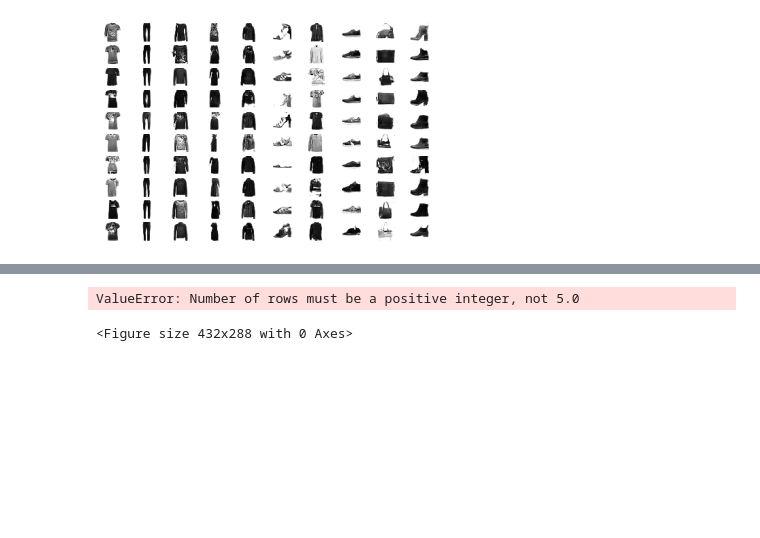
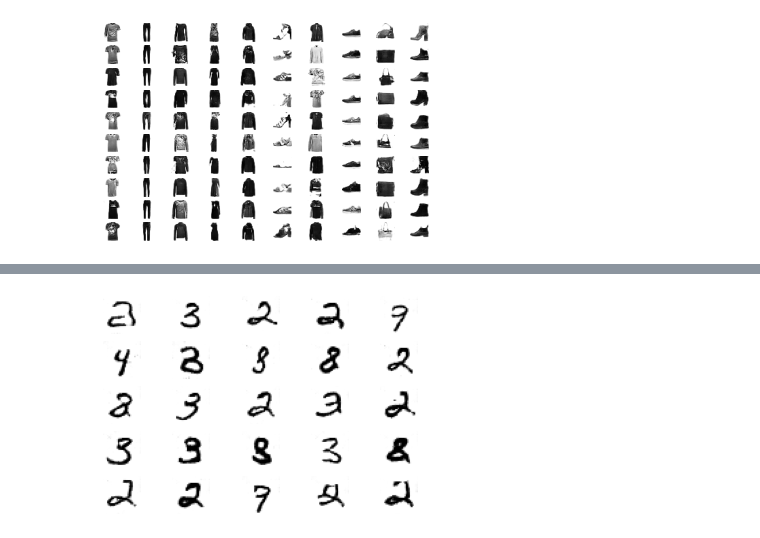
Before and after one commit to hiepvo01/GANs, a Jupyter notebook: generate_image.ipynb, the cells around one changed output, grey strips where cells are left out. Saved outputs shown, nothing was run; the diff lists cells and outputs as text; code cells hidden in the pictures; blank space fills up the shorter version.

```diff
--- a/generate_image.ipynb
+++ b/generate_image.ipynb
@@ -80,7 +80,6 @@ WARNING:tensorflow:No training configuration found in the save file, so the mode
 WARNING:tensorflow:7 out of the last 13 calls to <function Model.make_predict_function.<locals>.predict_function at 0x...> triggered tf.function retracing. Tracing is expensive and the excessive numbe ...
 [figure]
 # %%
-# Info GAN
 # example of testing different values of the categorical control variable
 from math import sqrt
 from numpy import asarray
@@ -110,7 +109,7 @@ def save_plot(examples, n_examples):
 	# plot images
 	for i in range(n_examples):
 		# define subplot
-		pyplot.subplot(sqrt(n_examples), sqrt(n_examples), 1 + i)
+		pyplot.subplot(int(sqrt(n_examples)), int(sqrt(n_examples)), 1 + i)
 		# turn off axis
 		pyplot.axis('off')
 		# plot raw pixel data
@@ -118,7 +117,7 @@ def save_plot(examples, n_examples):
 	pyplot.show()
 
 # load model
-model = load_model('InfoGAN_results/model_93700.h5')
+model = load_model('infoGAN_results/model_93700.h5')
 # number of categorical control codes
 n_cat = 10
 # size of the latent space
@@ -126,7 +125,7 @@ latent_dim = 62
 # number of examples to generate
 n_samples = 25
 # define digit
-digit = 1
+digit = 5
 # generate points in latent space and control codes
 z_input, _ = generate_latent_points(latent_dim, n_cat, n_samples, digit)
 # predict outputs
@@ -140,2 +140 @@ WARNING:tensorflow:No training configuration found in the save file, so the mode
-ValueError: Number of rows must be a positive integer, not 5.0
-<Figure size 432x288 with 0 Axes>
+[figure, added]
```
Also changed, not shown: parts of 1 cell of this notebook, 31 other files.
